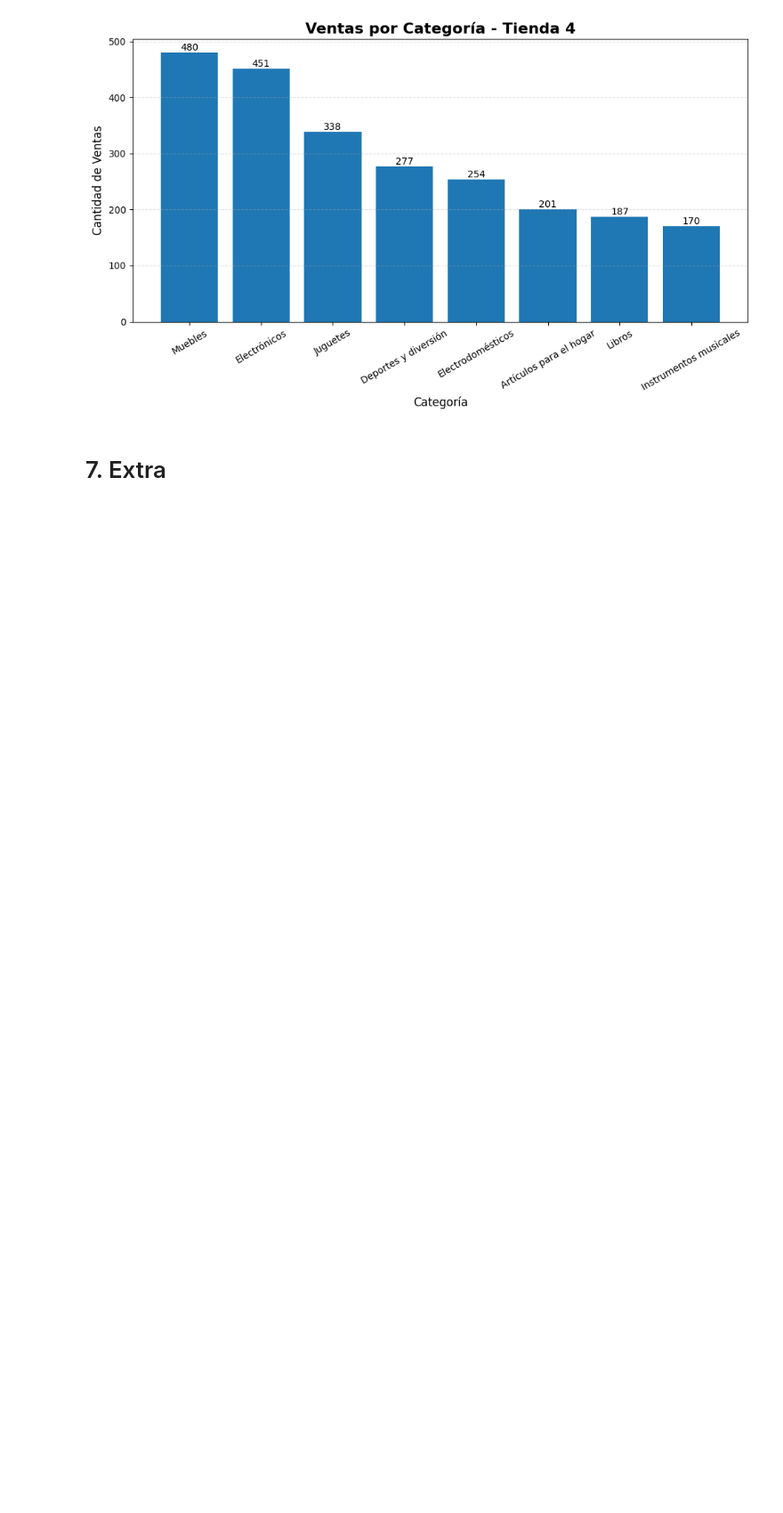
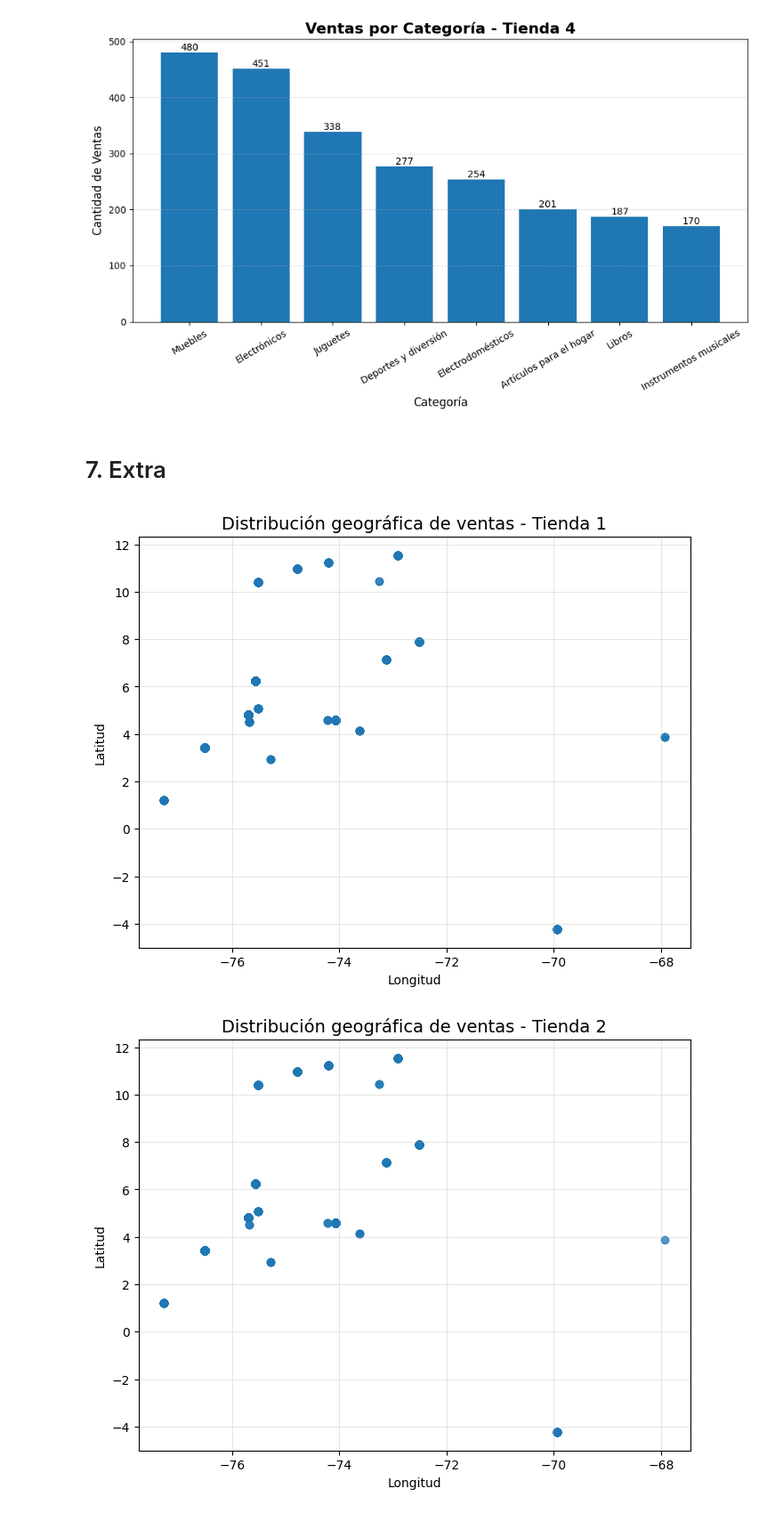
Before and after one commit to OswaldoGB/Challenge_alura_store, a Jupyter notebook: AluraStoreLatam.ipynb, the cells around one changed output. Shown at 89% size. Cells and saved outputs as stored; diff of their text form; code cells hidden in the pictures; blank space fills up the shorter version.

```diff
--- a/AluraStoreLatam.ipynb
+++ b/AluraStoreLatam.ipynb
@@ -203,3 +203,32 @@ grafico_categorias(tienda4, "Tienda 4")
 [figure]
 # %% [markdown]
 # 7. Extra
+# %%
+import matplotlib.pyplot as plt
+
+def mapa_ventas(tienda, nombre):
+
+    plt.figure(figsize=(8,6))
+
+    plt.scatter(
+        tienda["lon"],
+        tienda["lat"],
+        alpha=0.5
+    )
+
+    plt.title(f"Distribución geográfica de ventas - {nombre}", fontsize=14)
+    plt.xlabel("Longitud")
+    plt.ylabel("Latitud")
+
+    plt.grid(alpha=0.3)
+
+    plt.show()
+
+
+mapa_ventas(tienda1, "Tienda 1")
+mapa_ventas(tienda2, "Tienda 2")
+mapa_ventas(tienda3, "Tienda 3")
+mapa_ventas(tienda4, "Tienda 4")
+# %% [output]
+[figure, added]
+[figure, added]
```
Also changed, not shown: parts of 4 cells of this notebook.
